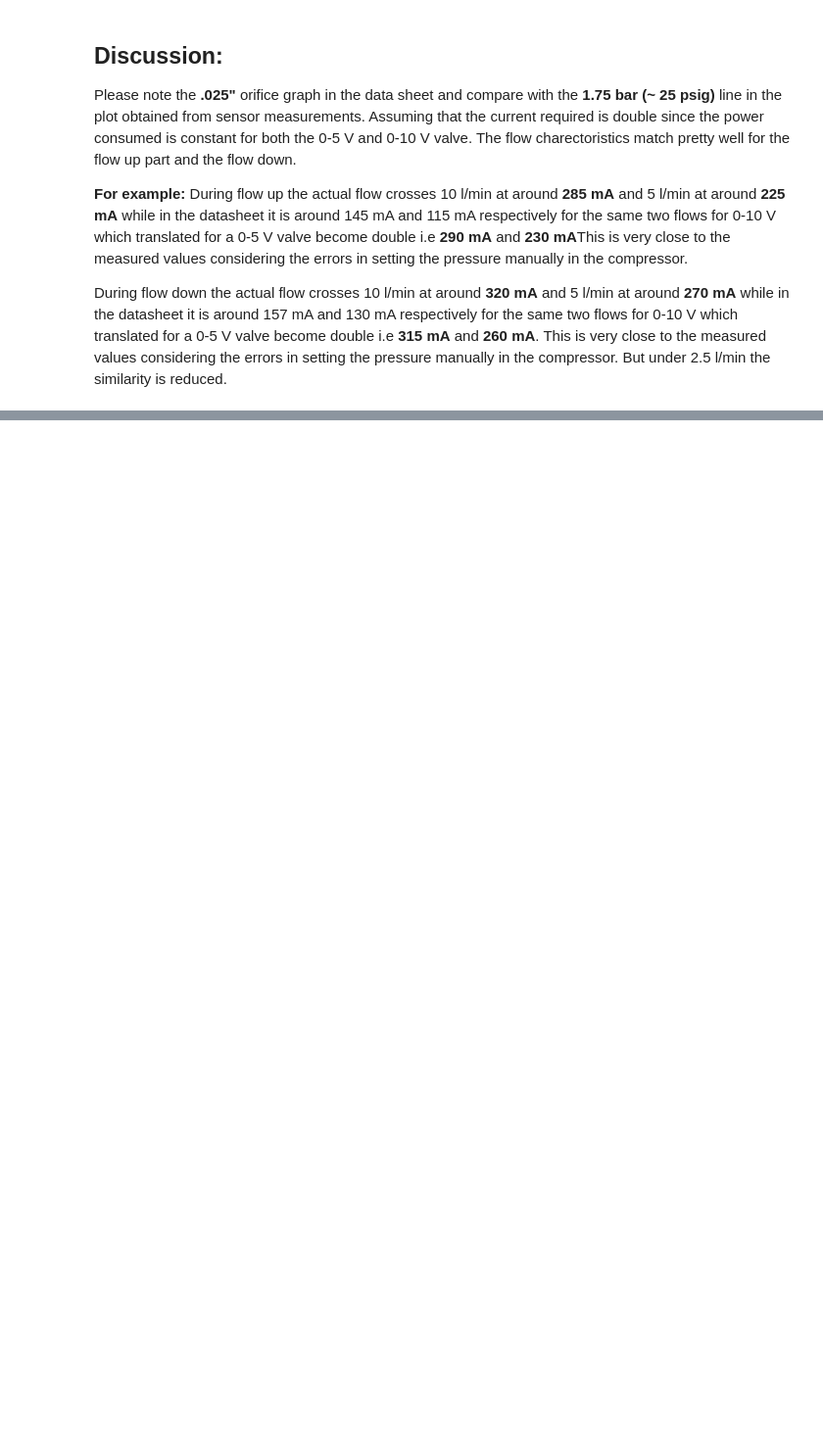
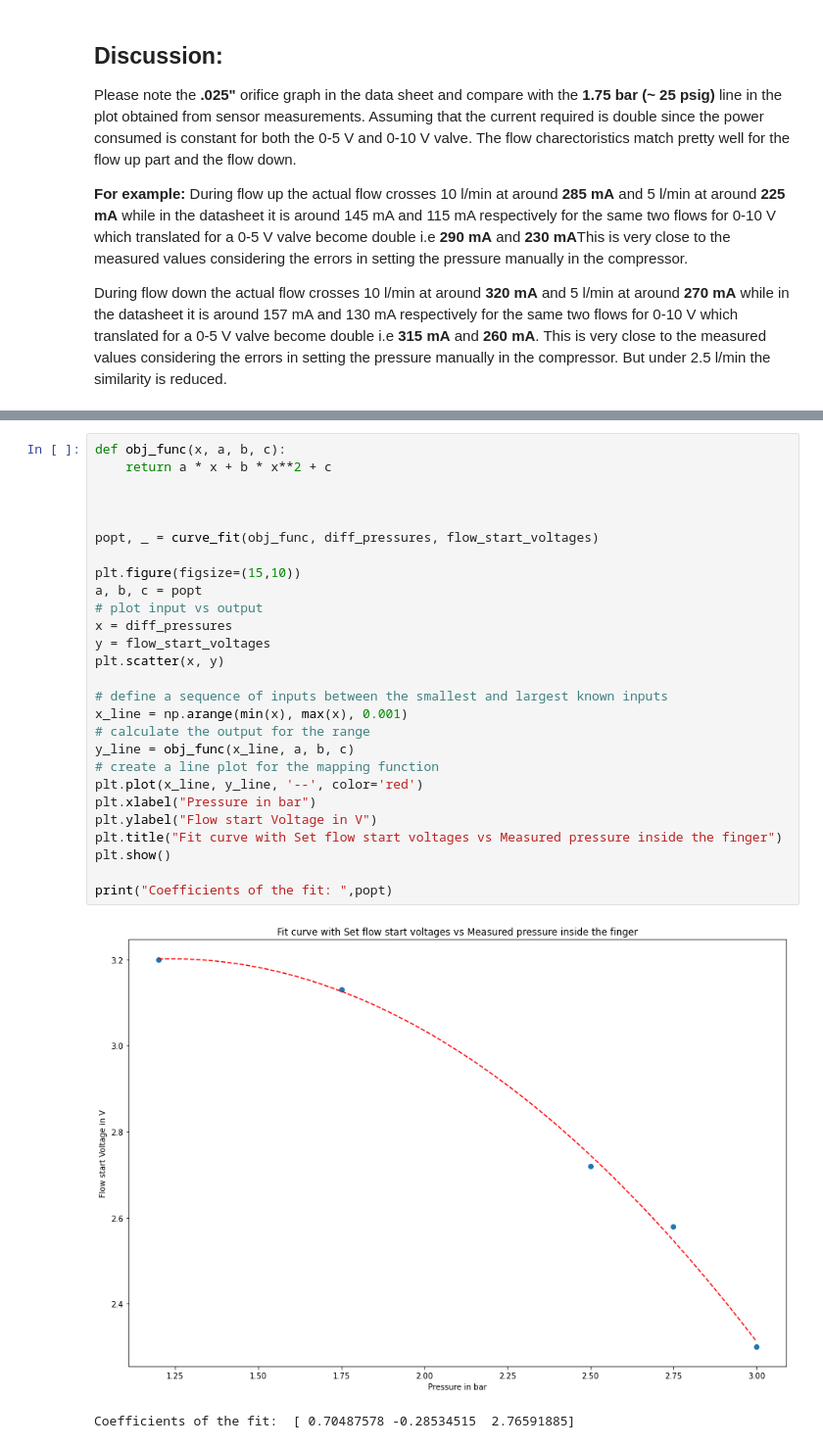
Before and after one commit to pmkumar1308/RPi-read-flow-sensor, a Jupyter notebook: Charectorise_kelly.ipynb, the cells around one changed output, grey strips where cells are left out. Shown at 98% size. Drawn from its saved outputs; the diff is of its cells as text; blank space fills up the shorter version.

```diff
--- a/Charectorise_kelly.ipynb
+++ b/Charectorise_kelly.ipynb
@@ -111,0 +146,30 @@ During flow down the actual flow crosses 10 l/min at around **320 mA** and 5 l/m
+# %%
+def obj_func(x, a, b, c):
+    return a * x + b * x**2 + c
+
+
+
+popt, _ = curve_fit(obj_func, diff_pressures, flow_start_voltages)
+
+plt.figure(figsize=(15,10))
+a, b, c = popt
+# plot input vs output
+x = diff_pressures
+y = flow_start_voltages
+plt.scatter(x, y)
+
+# define a sequence of inputs between the smallest and largest known inputs
+x_line = np.arange(min(x), max(x), 0.001)
+# calculate the output for the range
+y_line = obj_func(x_line, a, b, c)
+# create a line plot for the mapping function
+plt.plot(x_line, y_line, '--', color='red')
+plt.xlabel("Pressure in bar")
+plt.ylabel("Flow start Voltage in V")
+plt.title("Fit curve with Set flow start voltages vs Measured pressure inside the finger")
+plt.show()
+
+print("Coefficients of the fit: ",popt)
+# %% [output]
+[figure, added]
+Coefficients of the fit:  [ 0.70487578 -0.28534515  2.76591885]
```
Also changed, not shown: parts of 3 cells of this notebook.
